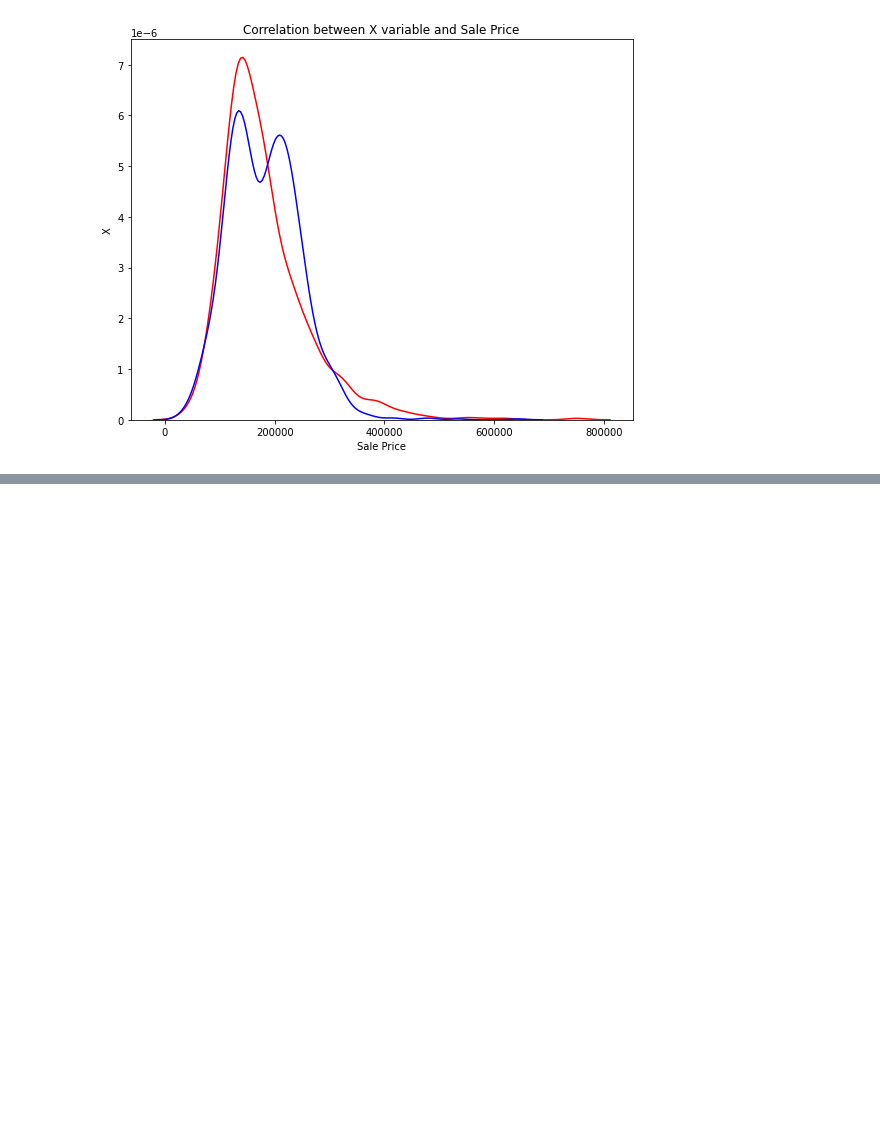
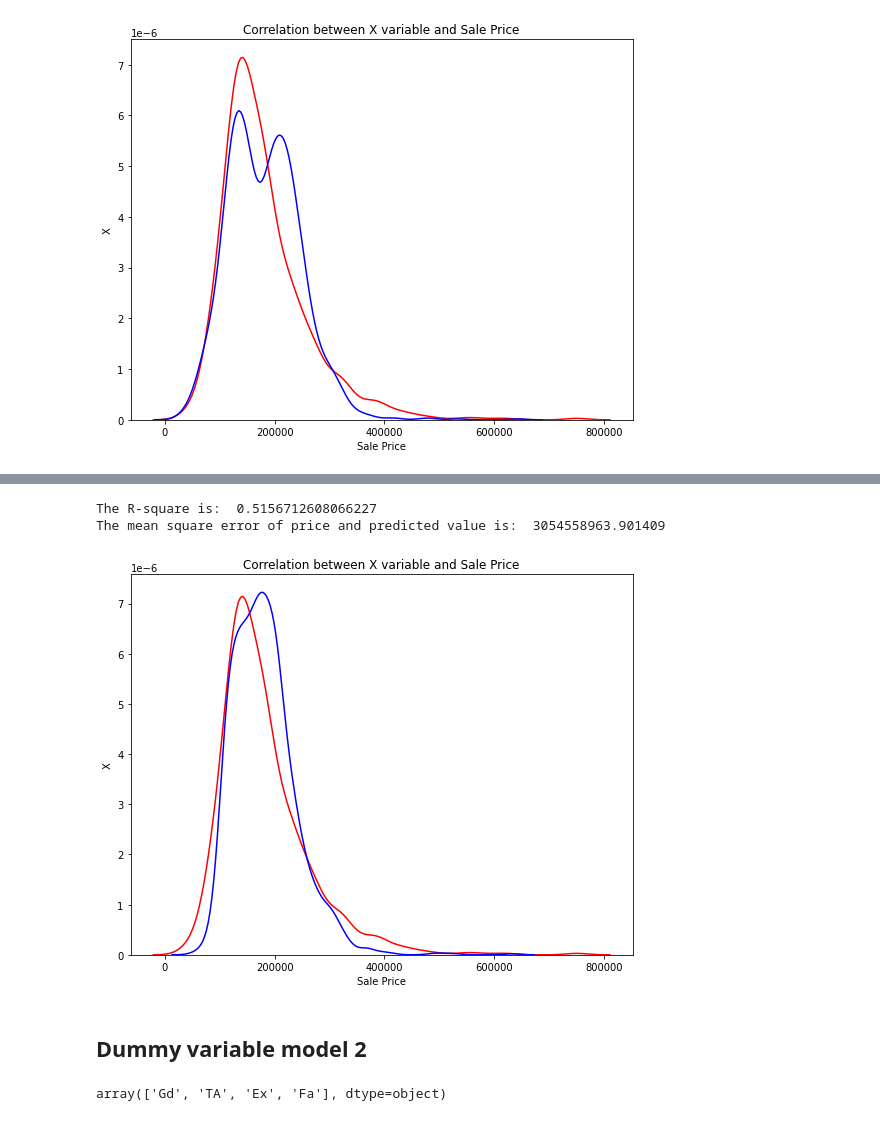
Before and after one commit to bakphoom/Python, a Jupyter notebook: Housing_price_model_dev_Gunnar_Erickson.ipynb, the cells around one changed output, grey strips where cells are left out. Saved outputs shown, nothing was run; the diff lists cells and outputs as text; code cells hidden in the pictures; blank space fills up the shorter version.

```diff
--- a/Housing_price_model_dev_Gunnar_Erickson.ipynb
+++ b/Housing_price_model_dev_Gunnar_Erickson.ipynb
@@ -128,0 +166,2 @@ The mean square error of price and predicted value is:  2119090222.7760875
+# %%
+df_house=pd.get_dummies(df_house['SaleCondition']).join(df_house)
@@ -128,0 +183,12 @@ The mean square error of price and predicted value is:  2119090222.7760875
+# %%
+model_eval(df_house[['SqFt','Family']],df_house['SalePrice'])
+# %% [output]
+The R-square is:  0.5156712608066227
+The mean square error of price and predicted value is:  3054558963.901409
+[figure, added]
+# %% [markdown]
+## Dummy variable model 2
+# %%
+df_house['KitchenQual'].unique()
+# %% [output]
+array(['Gd', 'TA', 'Ex', 'Fa'], dtype=object)
```
Also changed, not shown: parts of 48 cells of this notebook.
